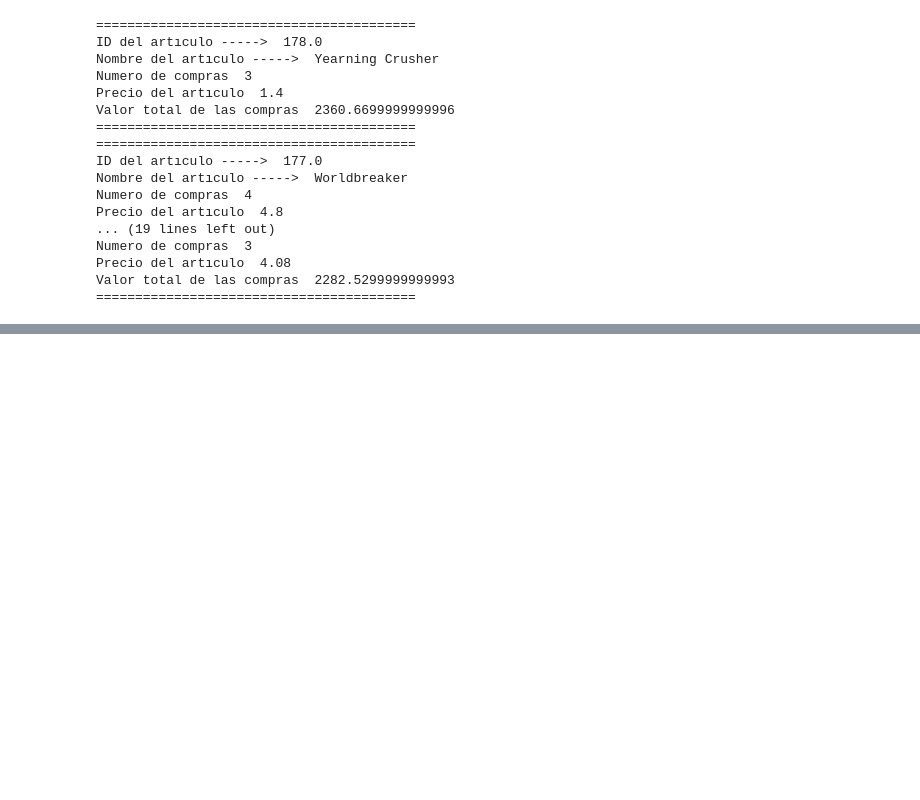
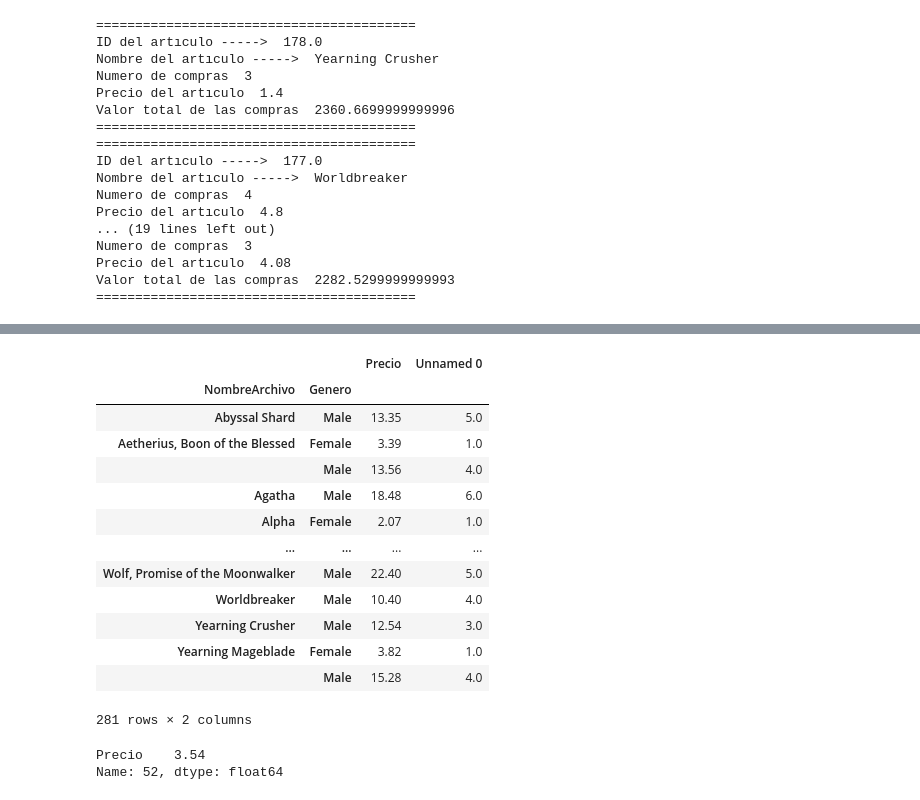
Before and after one commit to hmarbello/Tarea1AnalisisDeDatos, a Jupyter notebook: Tarea_1_Modulo1_AnalisisDeDatos.ipynb, the cells around one changed output, grey strips where cells are left out. Cells and saved outputs as stored; diff of their text form; code cells hidden in the pictures; blank space fills up the shorter version.

```diff
--- a/Tarea_1_Modulo1_AnalisisDeDatos.ipynb
+++ b/Tarea_1_Modulo1_AnalisisDeDatos.ipynb
@@ -960,0 +974,22 @@ Valor total de las compras  2282.5299999999993
+# %%
+pd.DataFrame([df_excel.groupby(by=["NombreArchivo","Genero"])["Precio"].sum(),df_excel.groupby(by=["NombreArchivo","Genero"]).size()]).T
+# %% [output]
+|  |  | Precio | Unnamed 0 |
+| NombreArchivo | Genero |  |  |
+| Abyssal Shard | Male | 13.35 | 5.0 |
+| Aetherius, Boon of the Blessed | Female | 3.39 | 1.0 |
+|  | Male | 13.56 | 4.0 |
+| Agatha | Male | 18.48 | 6.0 |
+| Alpha | Female | 2.07 | 1.0 |
+| ... | ... | ... | ... |
+| Wolf, Promise of the Moonwalker | Male | 22.40 | 5.0 |
+| Worldbreaker | Male | 10.40 | 4.0 |
+| Yearning Crusher | Male | 12.54 | 3.0 |
+| Yearning Mageblade | Female | 3.82 | 1.0 |
+|  | Male | 15.28 | 4.0 |
+281 rows × 2 columns
+# %%
+df_excel[df_excel["NombreArchivo"]=="Wolf"][["Precio"]].iloc[0]
+# %% [output]
+Precio    3.54
+Name: 52, dtype: float64
```
Also changed, not shown: parts of 16 cells of this notebook.
